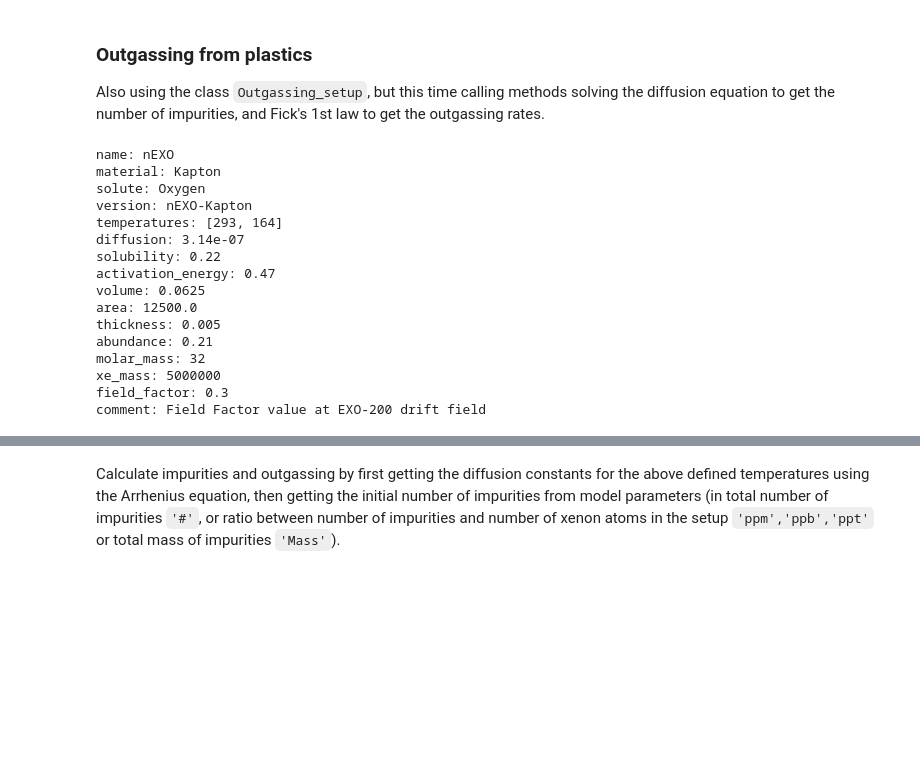
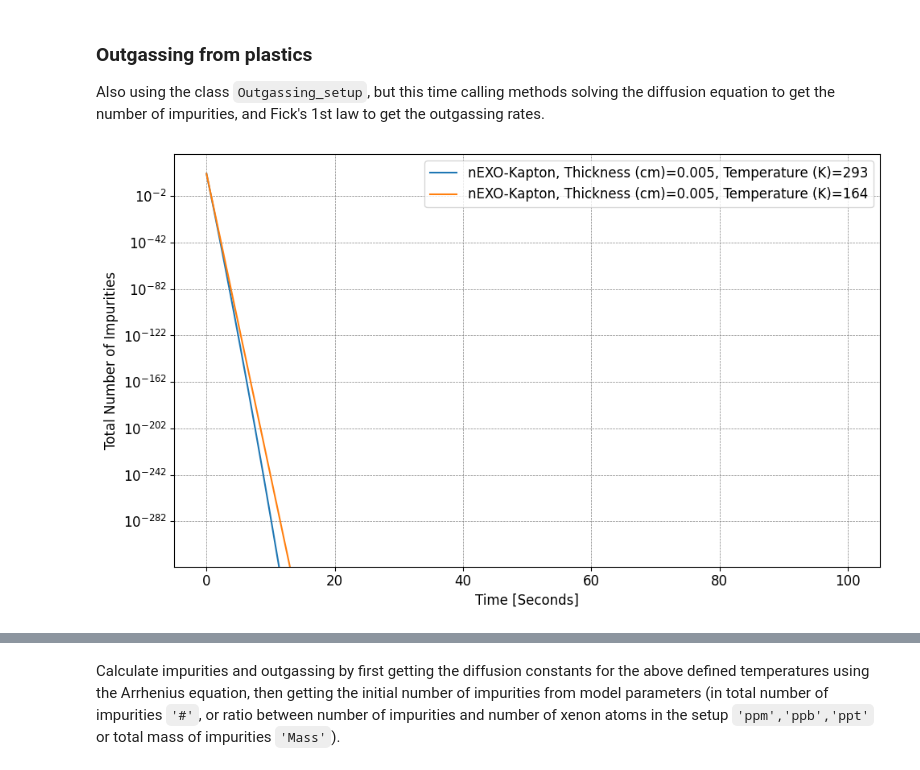
Before and after one commit to nEXO-collaboration/Impurity-Model, a Jupyter notebook: Impurities_models.ipynb, the cells around one changed output, grey strips where cells are left out. Saved outputs shown, nothing was run; the diff lists cells and outputs as text; code cells hidden in the pictures; blank space fills up the shorter version.

```diff
--- a/Impurities_models.ipynb
+++ b/Impurities_models.ipynb
@@ -76,34 +51,22 @@ xe_mass: 200000
 Also using the class `Outgassing_setup`, but this time calling methods solving the diffusion equation to get the number of impurities, and Fick's 1st law to get the outgassing rates.
 # %%
 # Defining the system
-Nexo_kapton = tc.Outgassing_setup(
+Nexo_kapton = tc.OutgassingSetup(
     setup="nEXO", material="Kapton", solute="Oxygen", version="nEXO-Kapton"
 )
 
-# Define or change other parameters of the system
-Nexo_kapton.temperatures = [293, 164]
-Nexo_kapton.activation_energy = 0.47
-
-# Set time regions for the above defined temperature values
-kapton_timestamps = tc.get_time_stamps(
-    points=[1e-1, 1e2], spacing=0.1, time_scale="Seconds"
+# Plot impurities
+fig = tc.plot_polymers(
+    setups=Nexo_kapton,
+    time_range=(0, 100),
+    time_scale="Seconds",
+    plot_type="impurities",
+    temperatures=[293, 164],
+    activation_energy=0.47,
+    x_scale="linear",
+    spacing=0.1,
 )
 
-print(Nexo_kapton)
+plt.show()
 # %% [output]
-name: nEXO
-material: Kapton
-solute: Oxygen
-version: nEXO-Kapton
-temperatures: [293, 164]
-diffusion: 3.14e-07
-solubility: 0.22
-activation_energy: 0.47
-volume: 0.0625
-area: 12500.0
-thickness: 0.005
-abundance: 0.21
-molar_mass: 32
-xe_mass: 5000000
-field_factor: 0.3
-comment: Field Factor value at EXO-200 drift field
+[figure, added]
```
Also changed, not shown: parts of 16 cells of this notebook, 9 other files.
